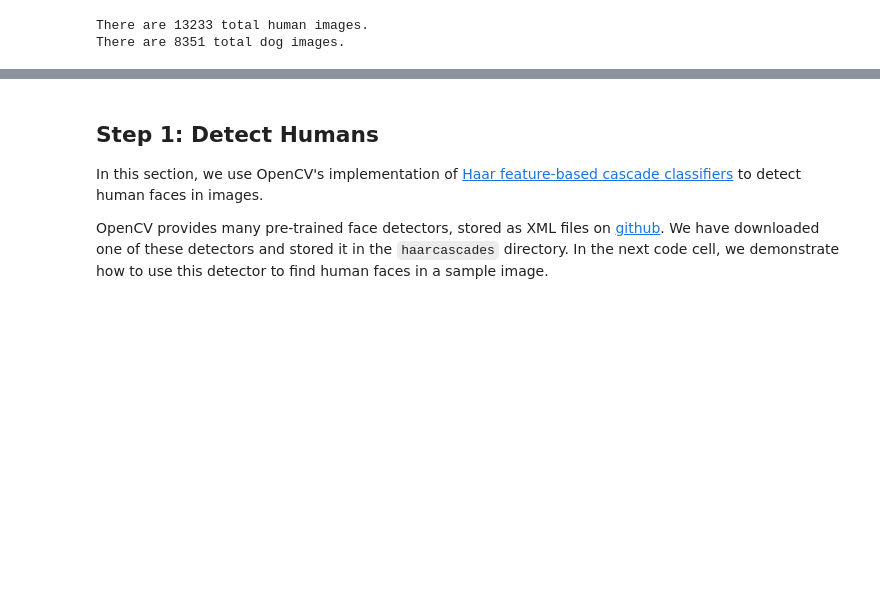
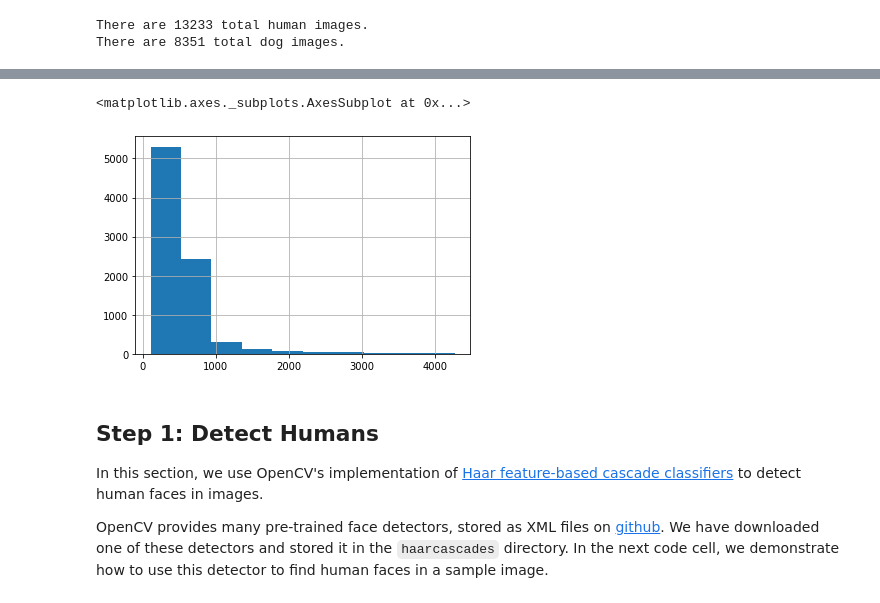
Before and after one commit to radleap/Project_CNN_Dog_Classification, a Jupyter notebook: project_dog_app.ipynb, the cells around one changed output, grey strips where cells are left out. Cells and saved outputs as stored; diff of their text form; code cells hidden in the pictures; blank space fills up the shorter version.

```diff
--- a/project_dog_app.ipynb
+++ b/project_dog_app.ipynb
@@ -73,0 +97,3 @@ There are 8351 total dog images.
+# %%
+img = cv2.imread(dog_files[0])
+img[0]
@@ -73,0 +118,16 @@ There are 8351 total dog images.
+# %%
+from PIL import Image
+from PIL import ImageFile
+ImageFile.LOAD_TRUNCATED_IMAGES = True
+import cv2
+
+width = []
+height = []
+channels = []
+
+for i in range(len(dog_files)):
+    img = cv2.imread(dog_files[i])
+    dimensions = img.shape
+    width.append(dimensions[0])
+    height.append(dimensions[1])
+    channels.append(dimensions[2])
@@ -73,0 +156,4 @@ There are 8351 total dog images.
+# %%
+import pandas as pd
+df = pd.DataFrame(list(zip(width, height, channels)), columns = ['Width (pixels)', 'Height (pixels)','Channels (RGB)'])
+df.describe()
@@ -74,3 +170,8 @@ There are 8351 total dog images.
+# %%
+df['Height'].hist()
+# %% [output]
+<matplotlib.axes._subplots.AxesSubplot at 0x...>
+[figure, added]
 # %% [markdown]
 <a id='step1'></a>
 ## Step 1: Detect Humans
```
Also changed, not shown: parts of 36 cells of this notebook, 3 other files.
